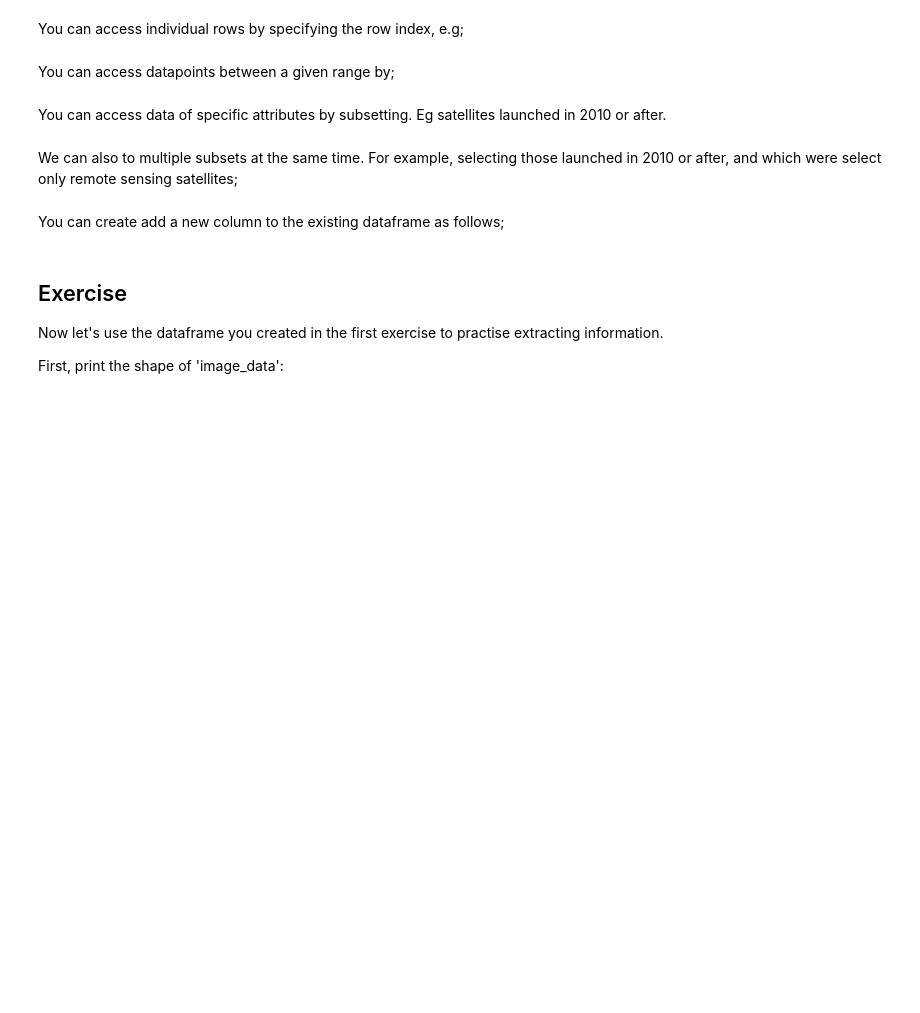
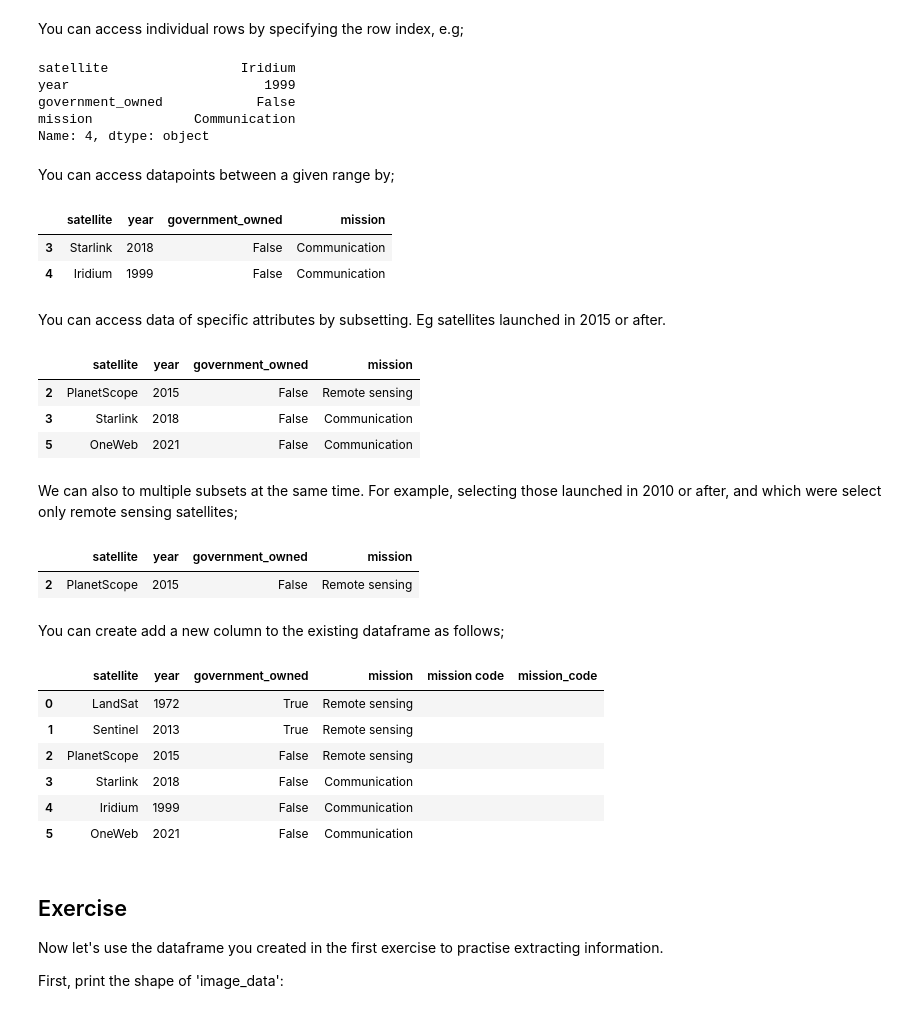
Before and after one commit to edwardoughton/satellite-image-analysis, a Jupyter notebook: notebooks/4_02_pandas_and_geopandas.ipynb, the cells around one changed output. Drawn from its saved outputs; the diff is of its cells as text; code cells hidden in the pictures; blank space fills up the shorter version.

```diff
--- a/notebooks/4_02_pandas_and_geopandas.ipynb
+++ b/notebooks/4_02_pandas_and_geopandas.ipynb
@@ -88,0 +111,3 @@ Write this dataframe to a .csv file called 'my_csv.csv'.
+# %%
+df = pd.read_csv('satellite_missions.csv')
+df
@@ -118,28 +182,54 @@ df[['satellite','year']]
 You can access individual rows by specifying the row index, e.g;
 # %%
 # Example
-df.loc[7]
+df.loc[4]
+# %% [output]
+satellite                 Iridium
+year                         1999
+government_owned            False
+mission             Communication
+Name: 4, dtype: object
 # %% [markdown]
 You can access datapoints between a given range by;
 # %%
 # Example
-df.loc[8:10]
+df.loc[3:4]
+# %% [output]
+|  | satellite | year | government_owned | mission |
+| 3 | Starlink | 2018 | False | Communication |
+| 4 | Iridium | 1999 | False | Communication |
 # %% [markdown]
-You can access data of specific attributes by subsetting. Eg satellites launched in 2010 or after.
+You can access data of specific attributes by subsetting. Eg satellites launched in 2015 or after.
 # %%
 # Example
-df[df['year'] >= 2010]
+df[df['year'] >= 2015]
+# %% [output]
+|  | satellite | year | government_owned | mission |
+| 2 | PlanetScope | 2015 | False | Remote sensing |
+| 3 | Starlink | 2018 | False | Communication |
+| 5 | OneWeb | 2021 | False | Communication |
 # %% [markdown]
 We can also to multiple subsets at the same time. For example, selecting those launched in 2010 or after, and which were select only remote sensing satellites;
 # %%
 # Example
-df[df['year'] >= 2010][df['mission'] == 'Remote sensing']
+df[df['year'] >= 2015][df['mission'] == 'Remote sensing']
+# %% [output]
+|  | satellite | year | government_owned | mission |
+| 2 | PlanetScope | 2015 | False | Remote sensing |
 # %% [markdown]
 You can create add a new column to the existing dataframe as follows;
 # %%
 # Example
-df['mission code'] = ''
+df['mission_code'] = ''
 df
+# %% [output]
+|  | satellite | year | government_owned | mission | mission code | mission_code |
+| 0 | LandSat | 1972 | True | Remote sensing |  |  |
+| 1 | Sentinel | 2013 | True | Remote sensing |  |  |
+| 2 | PlanetScope | 2015 | False | Remote sensing |  |  |
+| 3 | Starlink | 2018 | False | Communication |  |  |
+| 4 | Iridium | 1999 | False | Communication |  |  |
+| 5 | OneWeb | 2021 | False | Communication |  |  |
 # %% [markdown]
 ## Exercise
 
```
Also changed, not shown: parts of 26 cells of this notebook, 7 other files.
